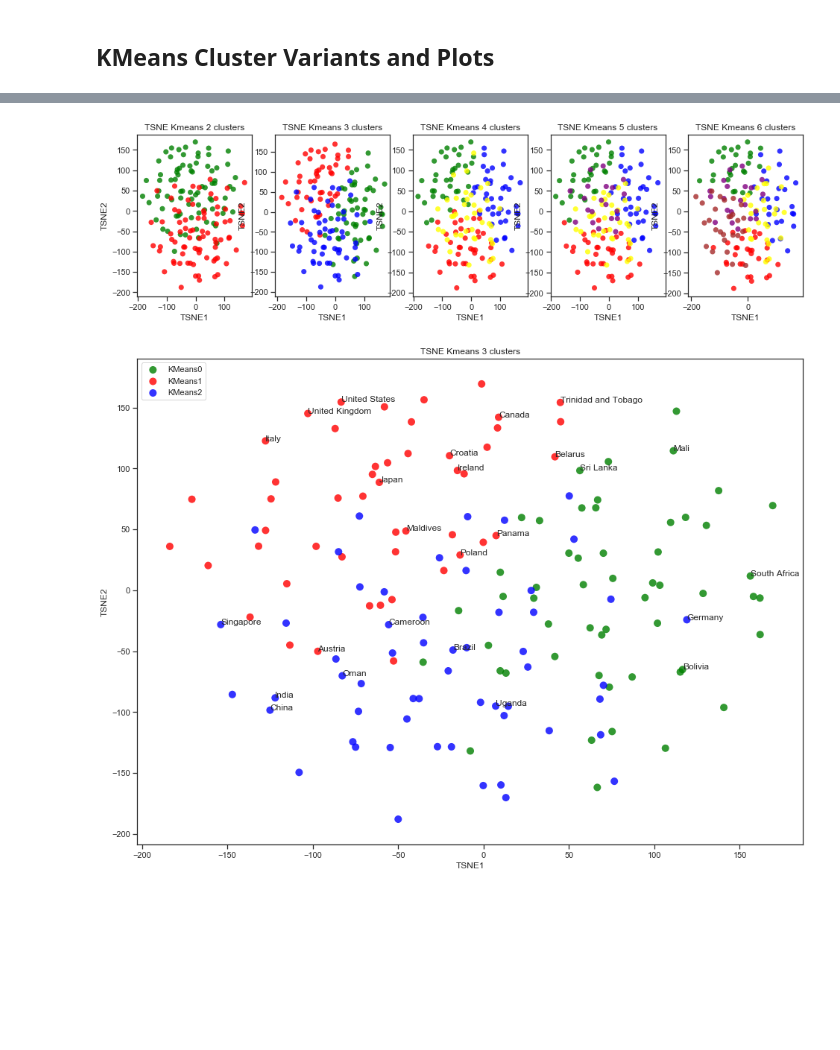
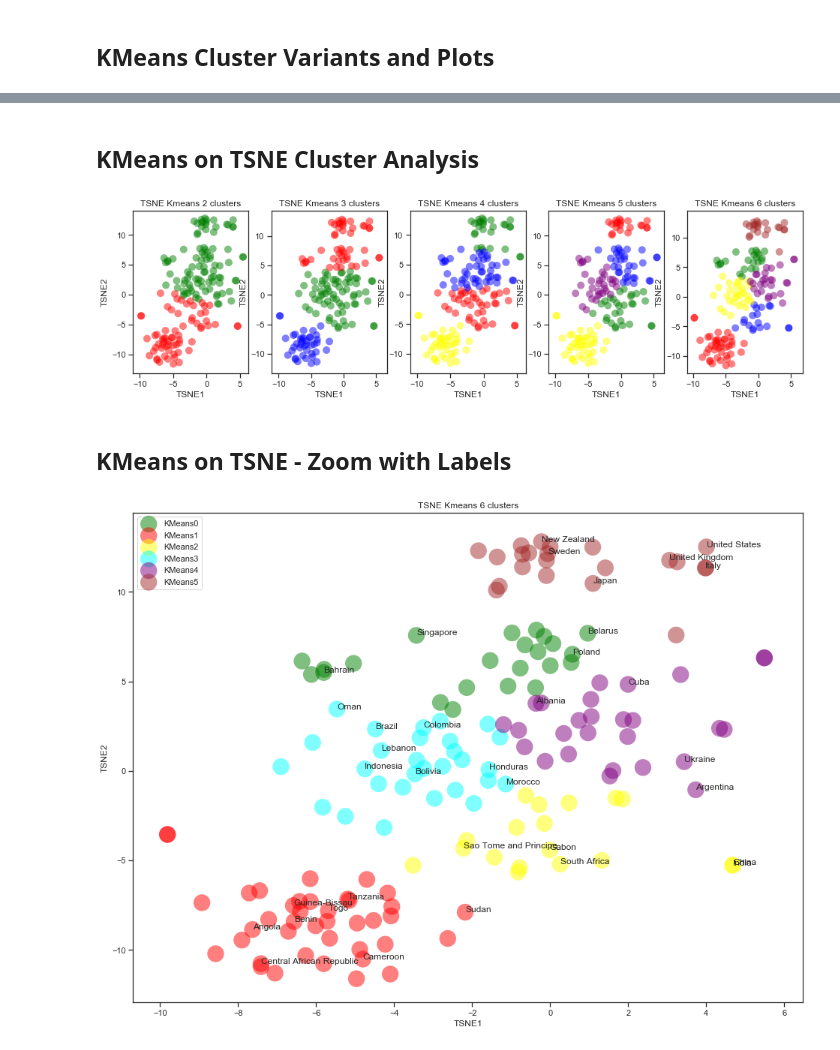
Before and after one commit to dougfoo/machineLearning, a Jupyter notebook: covid/COVID-global-clustering.ipynb, the cells around one changed output, grey strips where cells are left out. Cells and saved outputs as stored; diff of their text form; code cells hidden in the pictures; blank space fills up the shorter version.

Commit message:
tsne clustering w/ kmeans pt1

```diff
--- a/covid/COVID-global-clustering.ipynb
+++ b/covid/COVID-global-clustering.ipynb
@@ -430,32 +424,10 @@ from sklearn.manifold import TSNE #T-Distributed Stochastic Neighbor Embedding
 from sklearn.cluster import KMeans #K-Means Clustering
 from sklearn.preprocessing import StandardScaler #used for 'Feature Scaling'
 
-plotX = df_train.copy()
-
-# ### delete start
-# pca_1d = PCA(n_components=1)
-# pca_2d = PCA(n_components=2)
-# pca_3d = PCA(n_components=3)
-
-# PCs_1d = pd.DataFrame(pca_1d.fit_transform(plotX.drop(["cluster"], axis=1)), index=plotX.index)
-# PCs_2d = pd.DataFrame(pca_2d.fit_transform(plotX.drop(["cluster"], axis=1)), index=plotX.index)
-# PCs_3d = pd.DataFrame(pca_3d.fit_transform(plotX.drop(["cluster"], axis=1)), index=plotX.index)
-
-# PCs_1d.columns = ["PC1_1d"]
-# PCs_2d.columns = ["PC1_2d", "PC2_2d"]
-# PCs_3d.columns = ["PC1_3d", "PC2_3d", "PC3_3d"]
-
-# plotX = pd.concat([plotX,PCs_1d,PCs_2d,PCs_3d], axis=1, join='inner')
-# plotX["dummy"] = 0
-# cluster0 = plotX[plotX["cluster"] == 0]
-# cluster1 = plotX[plotX["cluster"] == 1]
-# cluster2 = plotX[plotX["cluster"] == 2]
-# cluster2.head()
-# ## delete end
-
+plotX = df_sc.copy()
 
 pca = PCA(n_components=10)
-principalComponents = pca.fit_transform(plotX.drop(["cluster"], axis=1))
+principalComponents = pca.fit_transform(plotX)
 PCA_components = pd.DataFrame(principalComponents, index=plotX.index)
 
 # Plot the explained variances
@@ -512,8 +486,6 @@ for c,clusters in enumerate(cluster_cases):
     kmeans = model.fit(PCA_components2.iloc[:,:3])
 
     PCA_components2.insert(0, 'cluster', kmeans.labels_)
-#     display(PCA_components2[PCA_components2.index.isin(['China','Japan','United States','Italy','Spain','India','Poland'])])
-#     display(PCA_components2[['cluster',0]].groupby(by=['cluster']).count())
 
     datas = []
     for i in range(clusters):
@@ -527,7 +499,7 @@ for c,clusters in enumerate(cluster_cases):
 
     for data,color,group in zip(datas,colors,groups):
         x,y = data[0],data[1]
-        ax[c].scatter(x, y, alpha=0.8, c=color, edgecolors='none', s=25, label=group)
+        ax[c].scatter(x, y, alpha=0.5, c=color, edgecolors='none', s=100, label=group)
         ax[c].set_title(f'PCA Kmeans {clusters} clusters')
         ax[c].set(xlabel='PCA1')
         ax[c].set(ylabel='PCA2')
@@ -539,6 +513,6 @@ plt.show()
 # %%
 # zoom on n cluster solution
-clusters=4
+clusters=5
 
 fig,ax = plt.subplots(figsize=(18,12))
 
@@ -547,10 +521,8 @@ PCA_components2 = PCA_components.copy()
 kmeans = model.fit(PCA_components2.iloc[:,:3])
 
 PCA_components2.insert(0, 'cluster', kmeans.labels_)
-# display(PCA_components2[PCA_components2.index.isin(['China','Japan','United States','Italy','Spain','India','Poland'])])
-# display(PCA_components2[['cluster',0]].groupby(by=['cluster']).count())
 
-atas = []
+datas = []
 for i in range(clusters):
     tup = []
     for j in range(clusters):
@@ -562,7 +534,7 @@ colors = ('green','red','blue','yellow','purple','brown')
 
 for data,color,group in zip(datas,colors,groups):
     x,y = data[0],data[1]
-    ax.scatter(x, y, alpha=0.8, c=color, edgecolors='none', s=30, label=group)
+    ax.scatter(x, y, alpha=0.5, c=color, edgecolors='none', s=500, label=group)
     ax.set_title(f'PCA Kmeans {clusters} clusters')
     ax.set(xlabel='PCA1')
     ax.set(ylabel='PCA2')
@@ -602,10 +577,9 @@ for i, perplexity in enumerate(ps):
 # %%
-# pick perp 30 randomly, raise to 3d
-tsne_comps = 3
+# pick perp 30 randomly, comps 3 -- no idea why
+tsne_comps = 2
 tsne_perp = 30
 tsne = TSNE(n_components=tsne_comps, perplexity=tsne_perp)
 tsneComponents = tsne.fit_transform(plotX.drop(["cluster"], axis=1))
 TSNE_components = pd.DataFrame(tsneComponents, index=plotX.index)
-
 TSNE_components.head()
 # %% [output]
@@ -636,38 +612,42 @@ plt.show()
+# %% [markdown]
+## KMeans on TSNE Cluster Analysis
 # %%
 cluster_cases = [2,3,4,5,6]
 
 fig,ax = plt.subplots(1,len(cluster_cases), figsize=(16,4))
 
 for c,clusters in enumerate(cluster_cases):
     model = KMeans(n_clusters=clusters, random_state=57)
     TSNE_components2 = TSNE_components.copy()
     kmeans = model.fit(TSNE_components2.iloc[:,:3])
     TSNE_components2.insert(0, 'cluster', kmeans.labels_)
 
     datas = []
     for i in range(clusters):
         tup = []
         for j in range(tsne_comps):
             tup.append(TSNE_components2[TSNE_components2['cluster']==i][j])
         datas.append(tup)
 
     groups = ['TSNE'+str(i) for i in range(clusters)]
     colors = ('green','red','blue','yellow','purple','brown')
 
     for data,color,group in zip(datas,colors,groups):
         x,y = data[0],data[1]
-        ax[c].scatter(x, y, alpha=0.8, c=color, edgecolors='none', s=50, label=group)
+        ax[c].scatter(x, y, alpha=0.5, c=color, edgecolors='none', s=100, label=group)
         ax[c].set_title(f'TSNE Kmeans {clusters} clusters')
         ax[c].set(xlabel='TSNE1')
         ax[c].set(ylabel='TSNE2')
 plt.show()
 
 # hmm which one to pick?
 # %% [output]
-[figure, old version]
+[figure, new version]
+# %% [markdown]
+## KMeans on TSNE - Zoom with Labels
 # %%
-# kmeans 3 cluster looks good zoom on n cluster solution
-clusters = 3
+# try 6 clusters -- why i dunno, looks good...
+clusters = 6
 model = KMeans(n_clusters=clusters, random_state=57)
 
 fig,ax = plt.subplots(figsize=(16,12))
@@ -684,11 +664,11 @@ for i in range(clusters):
     datas.append(tup)
 
 groups = ['KMeans'+str(i) for i in range(clusters)]
-colors = ('green','red','blue','yellow','purple','brown')
+colors = ('green','red','yellow','cyan','purple','brown')
 
 for data,color,group in zip(datas,colors,groups):
     x,y = data[0],data[1]
-    ax.scatter(x, y, alpha=0.8, c=color, edgecolors='none', s=100, label=group)
+    ax.scatter(x, y, alpha=0.5, c=color, edgecolors='none', s=500, label=group)
     ax.set_title(f'TSNE Kmeans {clusters} clusters')
     ax.set(xlabel='TSNE1')
     ax.set(ylabel='TSNE2')
@@ -697,10 +677,10 @@ for index,row in TSNE_components2[TSNE_components2.index.isin(['China','Japan','
                                                              'Singapore','South Africa','Belarus','Brazil',
                                                              'Italy','India','Poland'])].iterrows():
     ax.annotate(index, (row[0],row[1]))
-for index,row in TSNE_components2.sample(15).iterrows():
+for index,row in TSNE_components2.sample(25).iterrows():
     ax.annotate(index, (row[0],row[1]))
 
 plt.legend(loc=2)
 plt.show()
 # %% [output]
-[figure, old version]
+[figure, new version]
```
Also changed, not shown: parts of 22 cells of this notebook.
